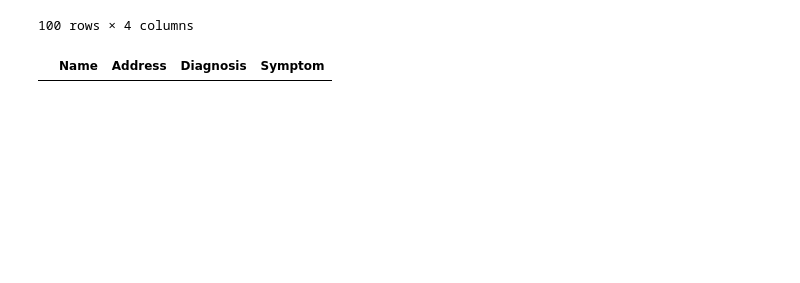
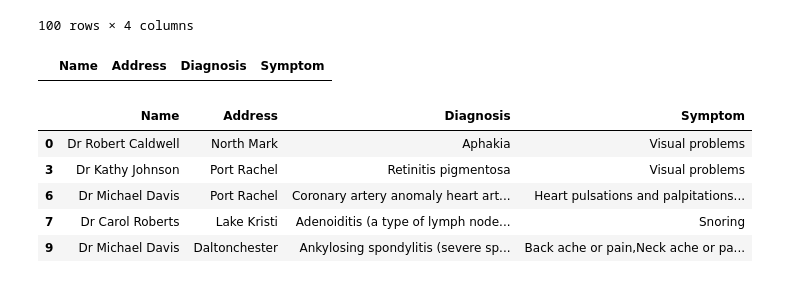
Before and after one commit to HassankSalim/CloudCare-ML, a Jupyter notebook: generate.ipynb, the cells around one changed output. Saved outputs shown, nothing was run; the diff lists cells and outputs as text; code cells hidden in the pictures; blank space fills up the shorter version.

```diff
--- a/generate.ipynb
+++ b/generate.ipynb
@@ -183,10 +183,21 @@ rand_data(100)
 | 99 | Dr Carol Roberts | Stevenborough | Intussusception telescoping intes... | Blood in vomit,Inconsolable baby,... |
 100 rows × 4 columns
 # %%
-final_fake_data = rand_data(100)
+final_fake_data = rand_data(110)
+# %%
+final_fake_data = final_fake_data.replace('', np.nan).dropna()
 # %%
 final_fake_data[final_fake_data.Symptom == 'Weight loss']
 # %% [output]
 |  | Name | Address | Diagnosis | Symptom |
+# %%
+final_fake_data.head()
+# %% [output]
+|  | Name | Address | Diagnosis | Symptom |
+| 0 | Dr Robert Caldwell | North Mark | Aphakia | Visual problems |
+| 3 | Dr Kathy Johnson | Port Rachel | Retinitis pigmentosa | Visual problems |
+| 6 | Dr Michael Davis | Port Rachel | Coronary artery anomaly heart art... | Heart pulsations and palpitations... |
+| 7 | Dr Carol Roberts | Lake Kristi | Adenoiditis (a type of lymph node... | Snoring |
+| 9 | Dr Michael Davis | Daltonchester | Ankylosing spondylitis (severe sp... | Back ache or pain,Neck ache or pa... |
 # %%
 final_fake_data.to_csv("final_mock_data.csv", index=False)
```
Also changed, not shown: 4 other files.
